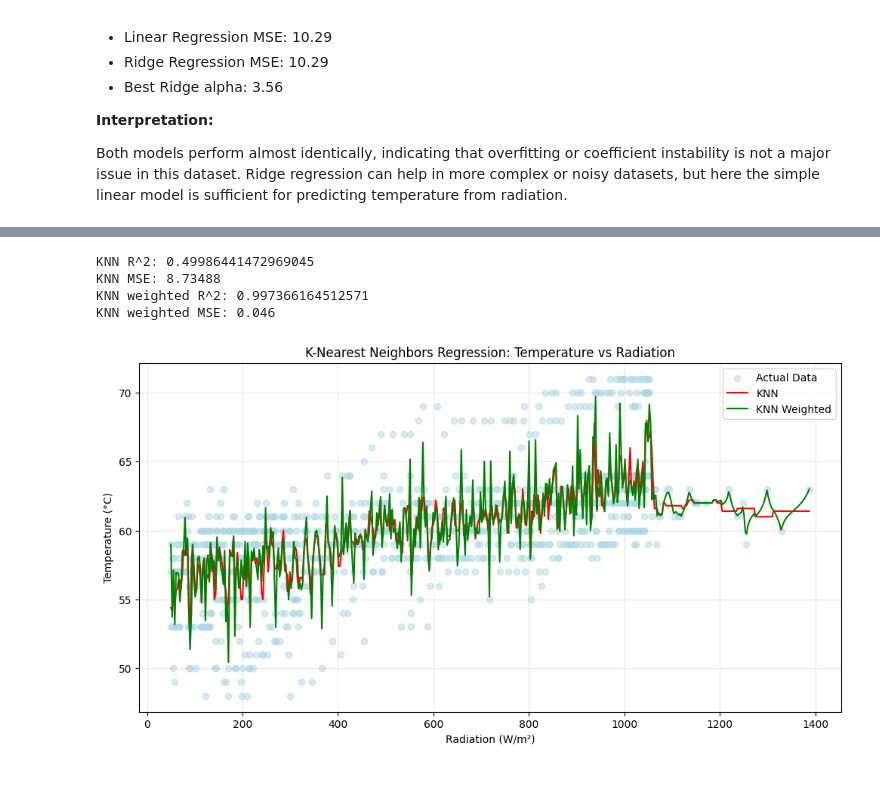
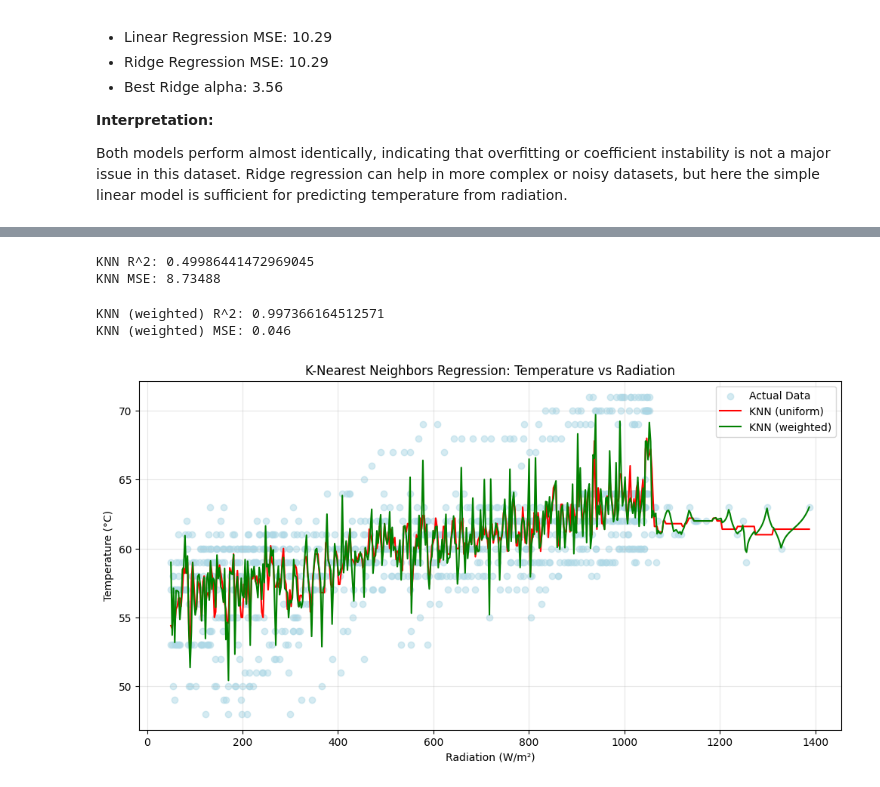
Before and after one commit to Maniekw12/Introduction-to-Data-Science, a Jupyter notebook: Task2/Advanced/Advanced_Marian_Wachala.ipynb, the cells around one changed output, grey strips where cells are left out. Drawn from its saved outputs; the diff is of its cells as text; code cells hidden in the pictures.

```diff
--- a/Task2/Advanced/Advanced.ipynb
+++ b/Task2/Advanced/Advanced_Marian_Wachala.ipynb
@@ -65,12 +60,13 @@ dtype: float64
 **Conclusion:**
 Since Radiation is the most strongly correlated feature with Temperature, it was chosen as the independent variable (X) and Temperature as the dependent variable (y) for a simple linear regression model.
 # %%
+
 weather_df['Radiation'] = pd.to_numeric(weather_df['Radiation'], errors='coerce')
 weather_df['Temperature'] = pd.to_numeric(weather_df['Temperature'], errors='coerce')
 
 weather_df.dropna(subset=['Radiation', 'Temperature'], inplace=True)
 
-weather_df = weather_df[weather_df['Radiation'].notna()]
+weather_df = weather_df[weather_df['Radiation']  > 50]  # Tylko dzień
 
 x = weather_df['Radiation'].values[:1000].reshape(-1,1)
 y = weather_df['Temperature'].values[:1000]
@@ -443,45 +479,44 @@ Both models perform almost identically, indicating that overfitting or coefficie
+# %%
+from sklearn.neighbors import KNeighborsRegressor
+
+knn = KNeighborsRegressor(n_neighbors=5, metric='euclidean')
+knn.fit(X, y)
+
+X_test = np.linspace(X.min(), X.max(), 500).reshape(-1, 1)
+y_pred_knn = knn.predict(X_test)
+
+mse_knn = mean_squared_error(y, knn.predict(X))
+r2_knn = knn.score(X, y)
+
+print("KNN R^2:", r2_knn)
+print("KNN MSE:", mse_knn)
+# %% [output]
+KNN R^2: 0.49986441472969045
+KNN MSE: 8.73488
+# %%
+knn_weighted = KNeighborsRegressor(n_neighbors=5, metric='euclidean', weights='distance')
+knn_weighted.fit(X, y)
+
+y_pred_knn_weighted = knn_weighted.predict(X_test)
+
+mse_knn_weighted = mean_squared_error(y, knn_weighted.predict(X))
+r2_knn_weighted = knn_weighted.score(X, y)
+
+print("KNN (weighted) R^2:", r2_knn_weighted)
+print("KNN (weighted) MSE:", mse_knn_weighted)
+# %% [output]
+KNN (weighted) R^2: 0.997366164512571
+KNN (weighted) MSE: 0.046
 # %%
-import numpy as np
-import matplotlib.pyplot as plt
-from sklearn.neighbors import KNeighborsRegressor
-from sklearn.metrics import mean_squared_error
-
-X = weather_df['Radiation'].values[:1000].reshape(-1, 1)
-y = weather_df['Temperature'].values[:1000]
-
-knn = KNeighborsRegressor(n_neighbors=5, metric='euclidean')
-knn.fit(X, y)
-
-knn_weighted = KNeighborsRegressor(n_neighbors=5, metric='euclidean', weights='distance')
-knn_weighted.fit(X, y)
-
-X_test = np.linspace(X.min(), X.max(), 500).reshape(-1, 1)
-y_pred_knn = knn.predict(X_test)
-y_pred_knn_weighted = knn_weighted.predict(X_test)
-
-mse_knn = mean_squared_error(y, knn.predict(X))
-mse_knn_weighted = mean_squared_error(y, knn_weighted.predict(X))
-r2_knn = knn.score(X, y)
-r2_knn_weighted = knn_weighted.score(X, y)
-
-print("KNN R^2:", r2_knn)
-print("KNN MSE:", mse_knn)
-print("KNN weighted R^2:", r2_knn_weighted)
-print("KNN weighted MSE:", mse_knn_weighted)
-
 plt.figure(figsize=(12,6))
 plt.scatter(X, y, color='lightblue', alpha=0.5, label='Actual Data')
-plt.plot(X_test, y_pred_knn, color='red', label='KNN')
-plt.plot(X_test, y_pred_knn_weighted, color='green', label='KNN Weighted')
+plt.plot(X_test, y_pred_knn, color='red', label='KNN (uniform)')
+plt.plot(X_test, y_pred_knn_weighted, color='green', label='KNN (weighted)')
 plt.xlabel("Radiation (W/m²)")
 plt.ylabel("Temperature (°C)")
 plt.title("K-Nearest Neighbors Regression: Temperature vs Radiation")
 plt.legend()
 plt.grid(alpha=0.3)
 plt.show()
 # %% [output]
-KNN R^2: 0.49986441472969045
-KNN MSE: 8.73488
-KNN weighted R^2: 0.997366164512571
-KNN weighted MSE: 0.046
-[figure, old version]
+[figure, new version]
```
Also changed, not shown: parts of 31 cells of this notebook.
